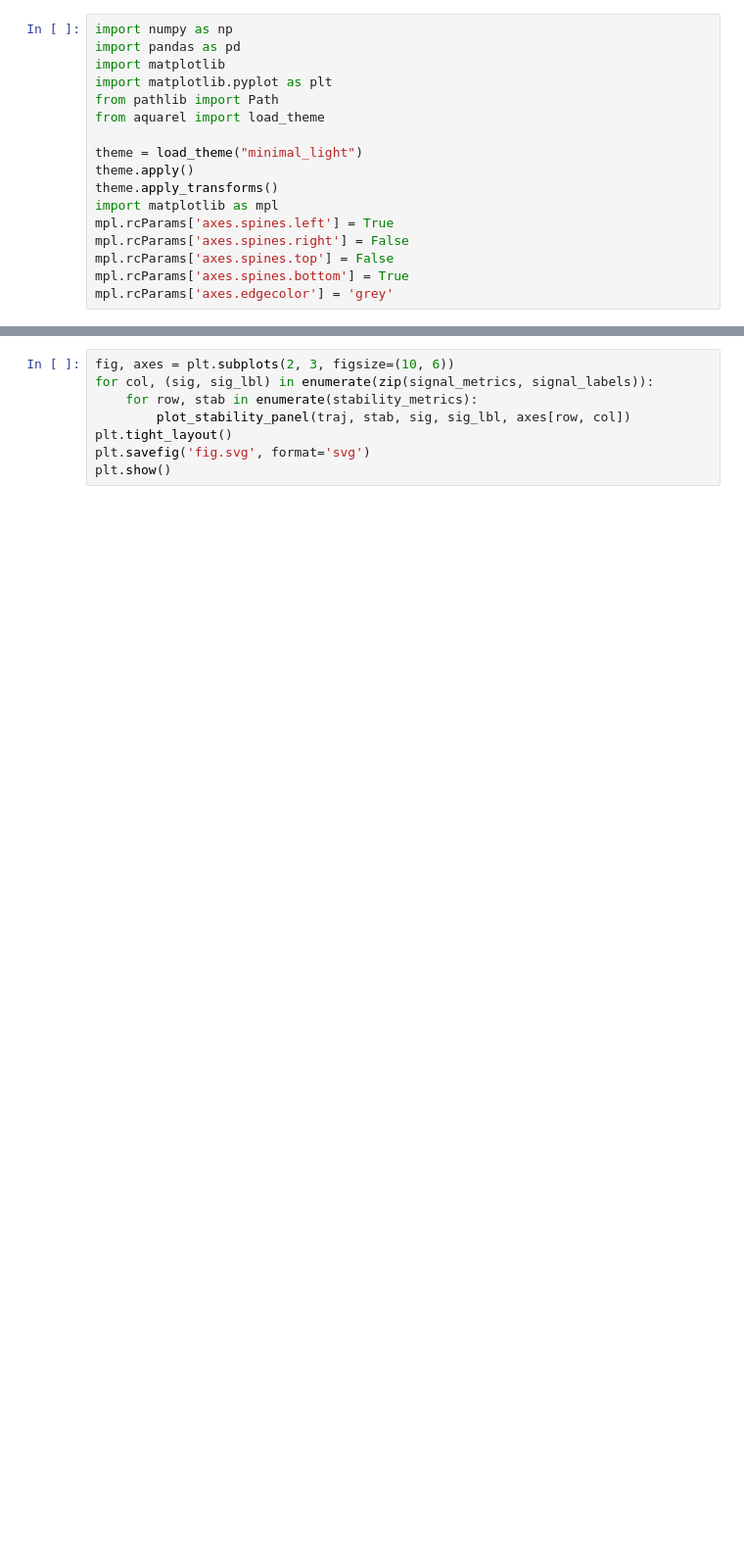
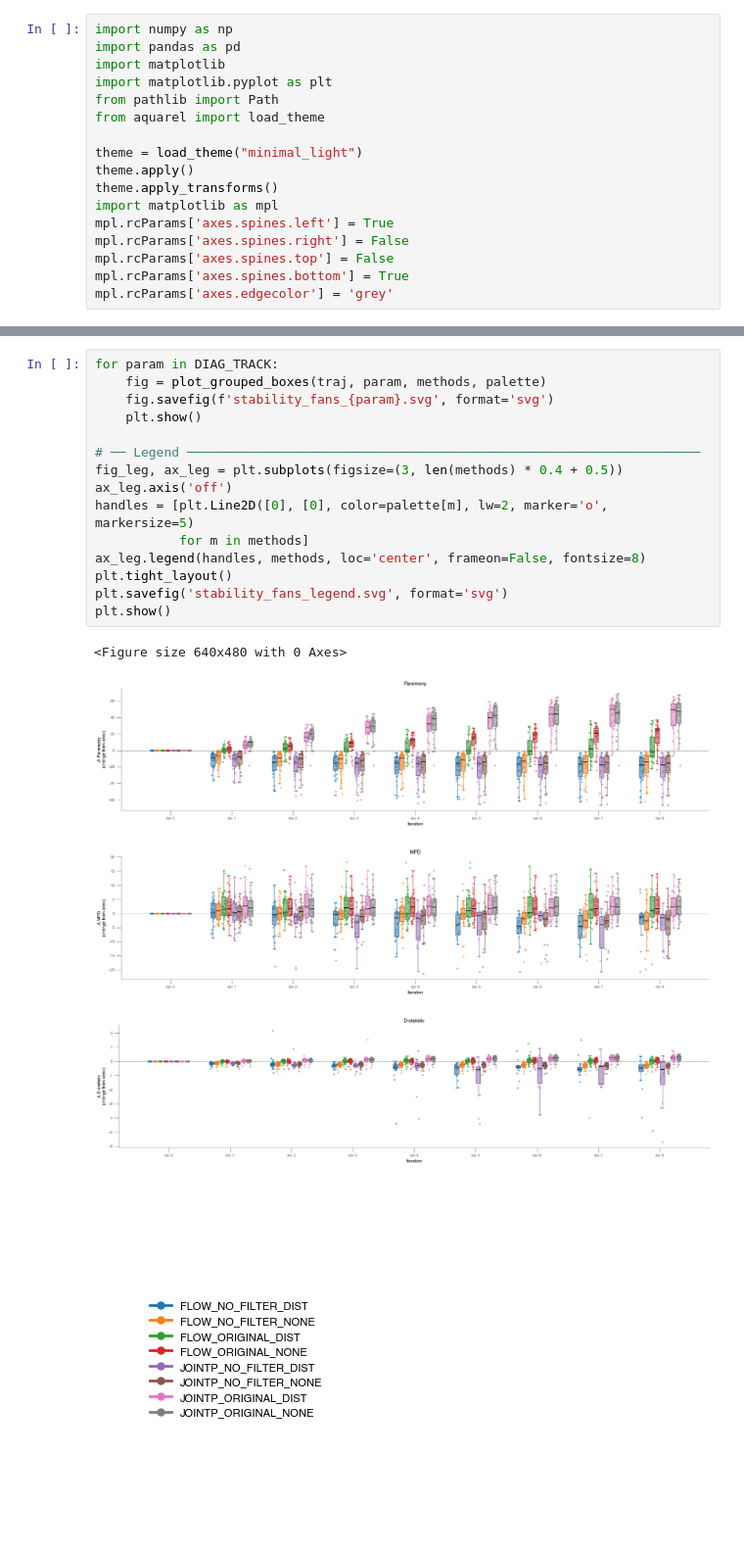
Before and after one commit to jpeyemi/SimPhyNI-Benchmarking, a Jupyter notebook: local_method_comparison/stability_trajectories.ipynb, the cells around one changed output, grey strips where cells are left out. Shown at 98% size. Cells and saved outputs as stored; diff of their text form; blank space fills up the shorter version.

```diff
--- a/local_method_comparison/stability_trajectories.ipynb
+++ b/local_method_comparison/stability_trajectories.ipynb
@@ -58,8 +122,21 @@ def plot_stability_panel(traj, stability_metric, signal_metric, signal_label, ax
 # %%
-fig, axes = plt.subplots(2, 3, figsize=(10, 6))
-for col, (sig, sig_lbl) in enumerate(zip(signal_metrics, signal_labels)):
-    for row, stab in enumerate(stability_metrics):
-        plot_stability_panel(traj, stab, sig, sig_lbl, axes[row, col])
+for param in DIAG_TRACK:
+    fig = plot_grouped_boxes(traj, param, methods, palette)
+    fig.savefig(f'stability_fans_{param}.svg', format='svg')
+    plt.show()
+
+# ── Legend ───────────────────────────────────────────────────────────────────
+fig_leg, ax_leg = plt.subplots(figsize=(3, len(methods) * 0.4 + 0.5))
+ax_leg.axis('off')
+handles = [plt.Line2D([0], [0], color=palette[m], lw=2, marker='o', markersize=5)
+           for m in methods]
+ax_leg.legend(handles, methods, loc='center', frameon=False, fontsize=8)
 plt.tight_layout()
-plt.savefig('fig.svg', format='svg')
+plt.savefig('stability_fans_legend.svg', format='svg')
 plt.show()
+# %% [output]
+<Figure size 640x480 with 0 Axes>
+[figure, added]
+[figure, added]
+[figure, added]
+[figure, added]
```
Also changed, not shown: parts of 4 cells of this notebook, 19 other files.
